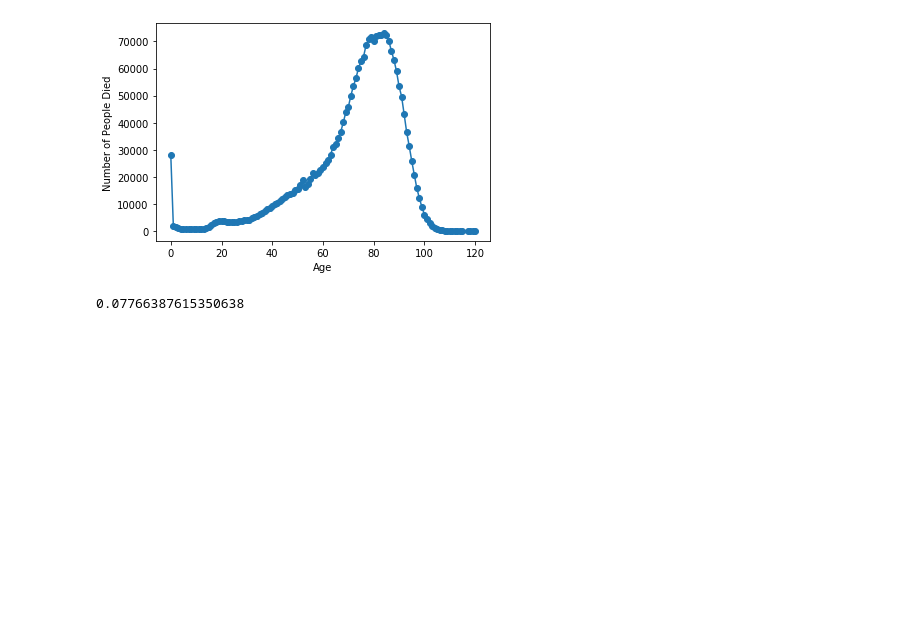
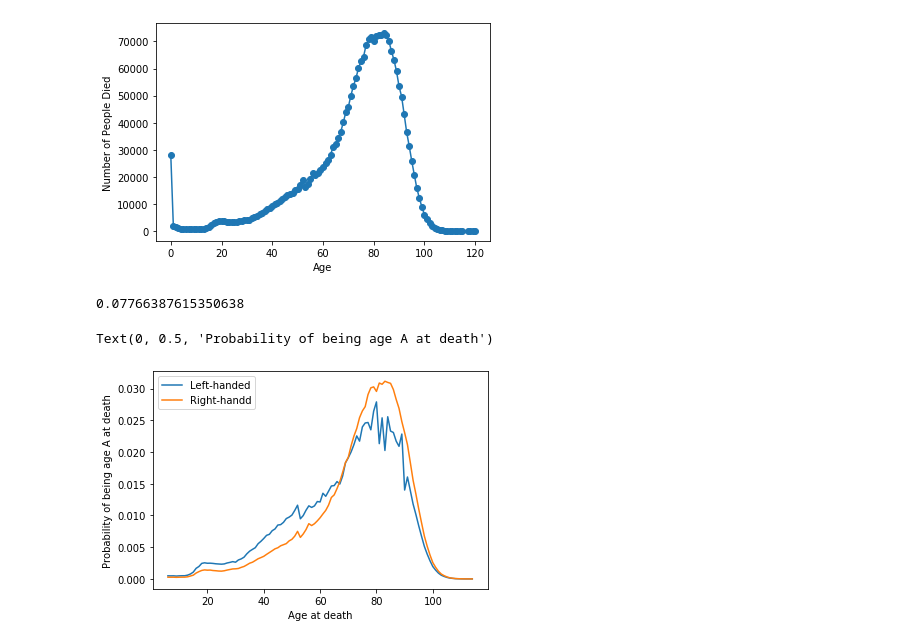
Before and after one commit to CristinaTRico/LeftHandAgeDiff, a Jupyter notebook: Notebook.ipynb, the cells around one changed output. Drawn from its saved outputs; the diff is of its cells as text; code cells hidden in the pictures; blank space fills up the shorter version.

Commit message:
plot prob distributions

```diff
--- a/Notebook.ipynb
+++ b/Notebook.ipynb
@@ -99,3 +99,20 @@ def P_A_given_rh(ages_of_death, death_distribution_data, study_year = 1990):
     P_right = 1 - P_lh(death_distribution_data, study_year) # either you're left-handed or right-handed, so P_right = 1 - P_left
     P_rh_A = 1 - P_lh_given_A(ages_of_death, study_year) # P_rh_A = 1 - P_lh_A
     return P_rh_A*P_A/P_right
+# %%
+ages = np.arange(6, 115, 1) # make a list of ages of death to plot
+
+# calculate the probability of being left- or right-handed for each
+left_handed_probability = P_A_given_lh(ages, death_distribution_data, study_year = 1990)
+right_handed_probability = P_A_given_rh(ages, death_distribution_data, study_year = 1990)
+
+# create a plot of the two probabilities vs. age
+fig, ax = plt.subplots() # create figure and axis objects
+ax.plot(ages, left_handed_probability, label = "Left-handed")
+ax.plot(ages, right_handed_probability, label = "Right-handd")
+ax.legend() # add a legend
+ax.set_xlabel("Age at death")
+ax.set_ylabel(r"Probability of being age A at death")
+# %% [output]
+Text(0, 0.5, 'Probability of being age A at death')
+[figure, added]
```
